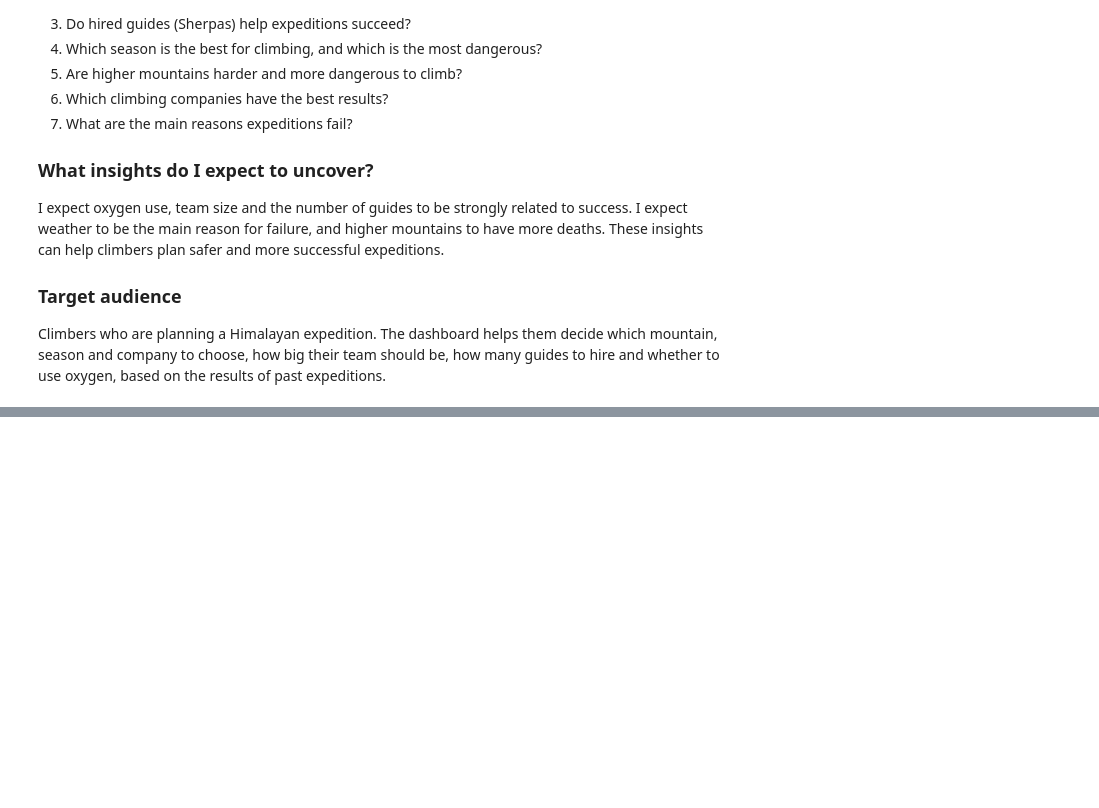
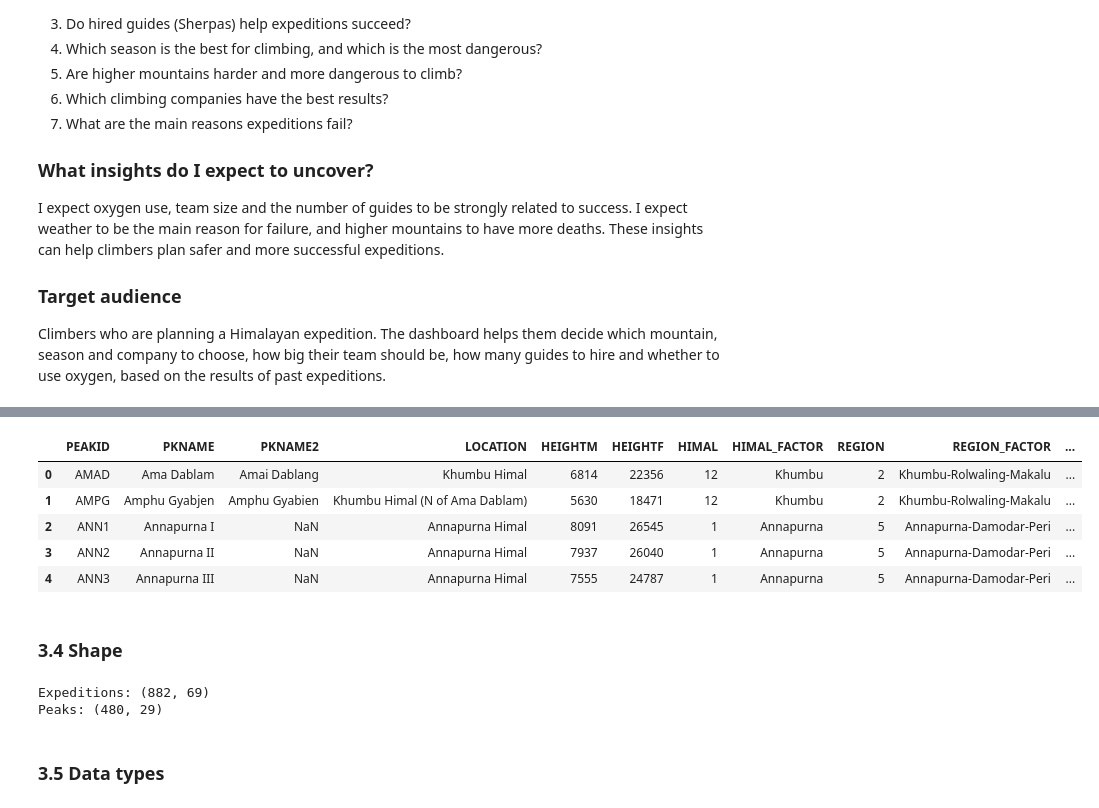
Before and after one commit to Aleenw/himalayan-expeditions-analysis, a Jupyter notebook: notebook/himalayan_eda.ipynb, the cells around one changed output, grey strips where cells are left out. Saved outputs shown, nothing was run; the diff lists cells and outputs as text; code cells hidden in the pictures; blank space fills up the shorter version.

```diff
--- a/notebook/himalayan_eda.ipynb
+++ b/notebook/himalayan_eda.ipynb
@@ -30,0 +57,19 @@ Climbers who are planning a Himalayan expedition. The dashboard helps them decid
+# %%
+peaks.head()
+# %% [output]
+|  | PEAKID | PKNAME | PKNAME2 | LOCATION | HEIGHTM | HEIGHTF | HIMAL | HIMAL_FACTOR | REGION | REGION_FACTOR | ... |
+| 0 | AMAD | Ama Dablam | Amai Dablang | Khumbu Himal | 6814 | 22356 | 12 | Khumbu | 2 | Khumbu-Rolwaling-Makalu | ... |
+| 1 | AMPG | Amphu Gyabjen | Amphu Gyabien | Khumbu Himal (N of Ama Dablam) | 5630 | 18471 | 12 | Khumbu | 2 | Khumbu-Rolwaling-Makalu | ... |
+| 2 | ANN1 | Annapurna I | NaN | Annapurna Himal | 8091 | 26545 | 1 | Annapurna | 5 | Annapurna-Damodar-Peri | ... |
+| 3 | ANN2 | Annapurna II | NaN | Annapurna Himal | 7937 | 26040 | 1 | Annapurna | 5 | Annapurna-Damodar-Peri | ... |
+| 4 | ANN3 | Annapurna III | NaN | Annapurna Himal | 7555 | 24787 | 1 | Annapurna | 5 | Annapurna-Damodar-Peri | ... |
+# %% [markdown]
+### 3.4 Shape
+# %%
+print("Expeditions:", exped.shape)
+print("Peaks:", peaks.shape)
+# %% [output]
+Expeditions: (882, 69)
+Peaks: (480, 29)
+# %% [markdown]
+### 3.5 Data types
```
Also changed, not shown: parts of 15 cells of this notebook.
